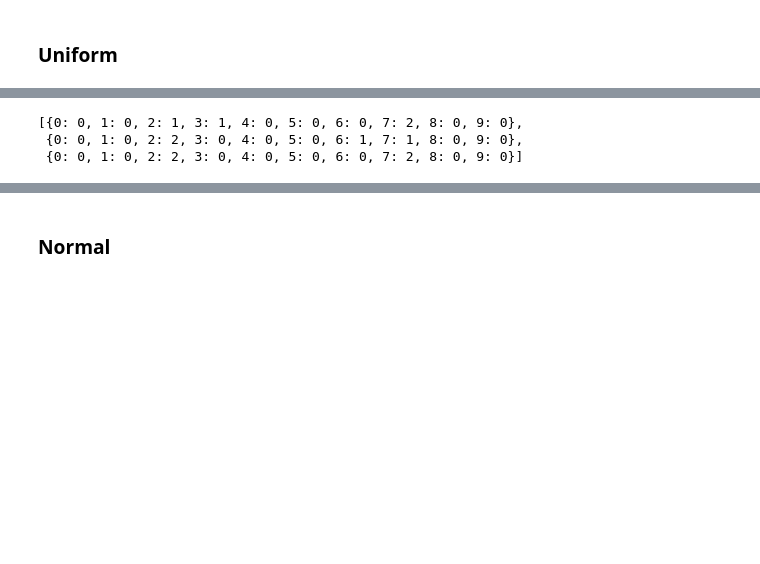
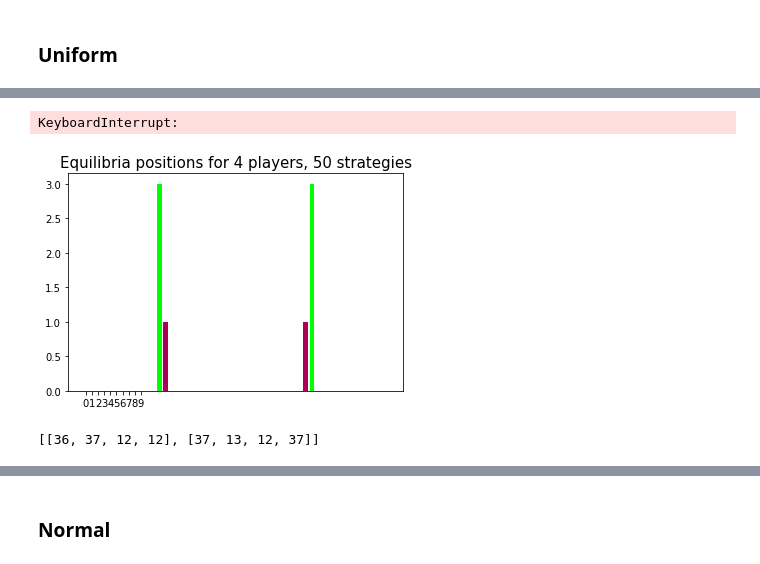
Before and after one commit to l-khali/project_1_election_game, a Jupyter notebook: iterative_method_results_continuous.ipynb, the cells around one changed output, grey strips where cells are left out. Saved outputs shown, nothing was run; the diff lists cells and outputs as text; code cells hidden in the pictures; blank space fills up the shorter version.

Commit message:
plot fix

```diff
--- a/iterative_method_results_continuous.ipynb
+++ b/iterative_method_results_continuous.ipynb
@@ -10,9 +10,10 @@ iterative_method_functions.election_equilibrium(2,100)
 # %%
-iterative_method_functions.election_equilibrium(3,100)
+iterative_method_functions.election_equilibrium(3,50)
+# %% [output]
+KeyboardInterrupt:
 # %%
-iterative_method_functions.election_equilibrium(4,100)
+iterative_method_functions.election_equilibrium(4,50)
 # %% [output]
+[figure, added]
-[{0: 0, 1: 0, 2: 1, 3: 1, 4: 0, 5: 0, 6: 0, 7: 2, 8: 0, 9: 0},
- {0: 0, 1: 0, 2: 2, 3: 0, 4: 0, 5: 0, 6: 1, 7: 1, 8: 0, 9: 0},
- {0: 0, 1: 0, 2: 2, 3: 0, 4: 0, 5: 0, 6: 0, 7: 2, 8: 0, 9: 0}]
+[[36, 37, 12, 12], [37, 13, 12, 37]]
 # %%
```
Also changed, not shown: parts of 16 cells of this notebook, 2 other files.
